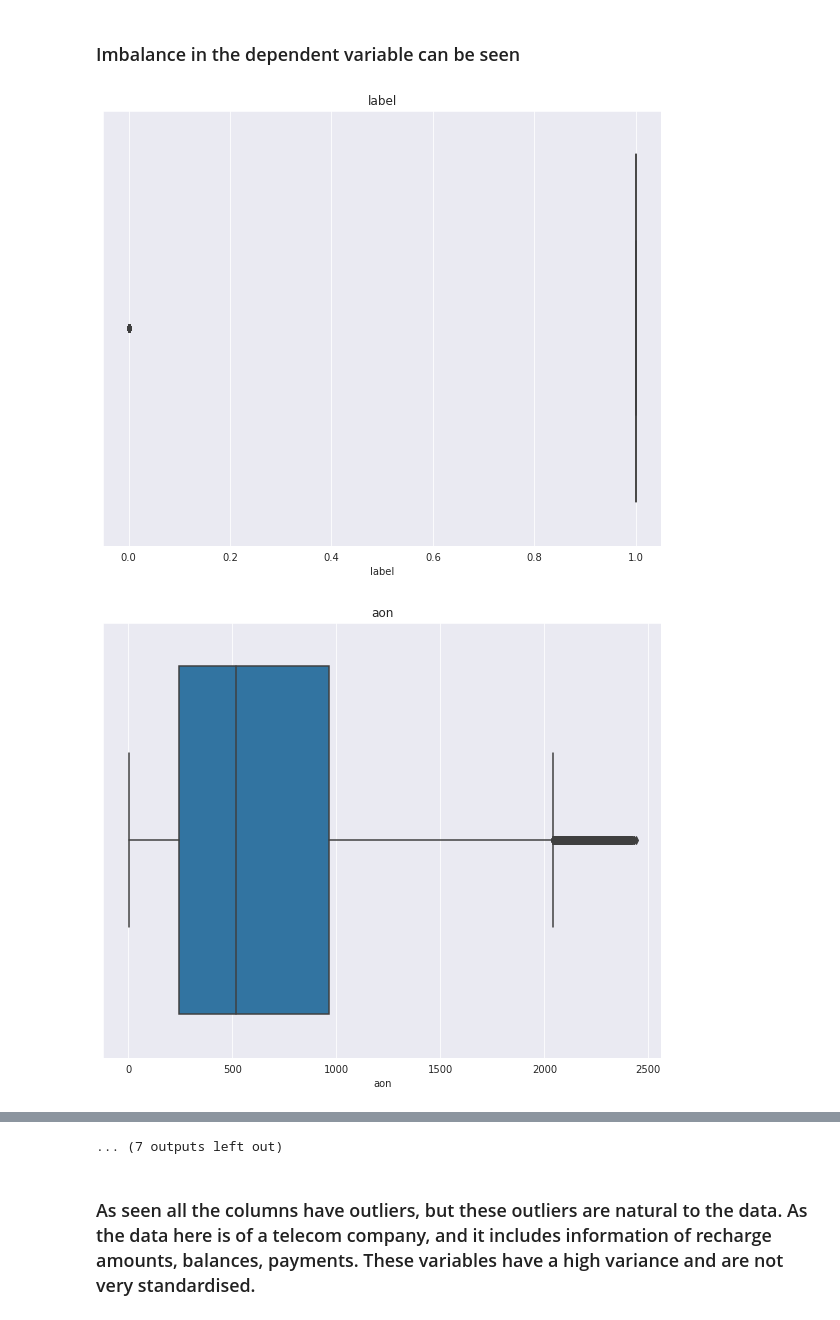
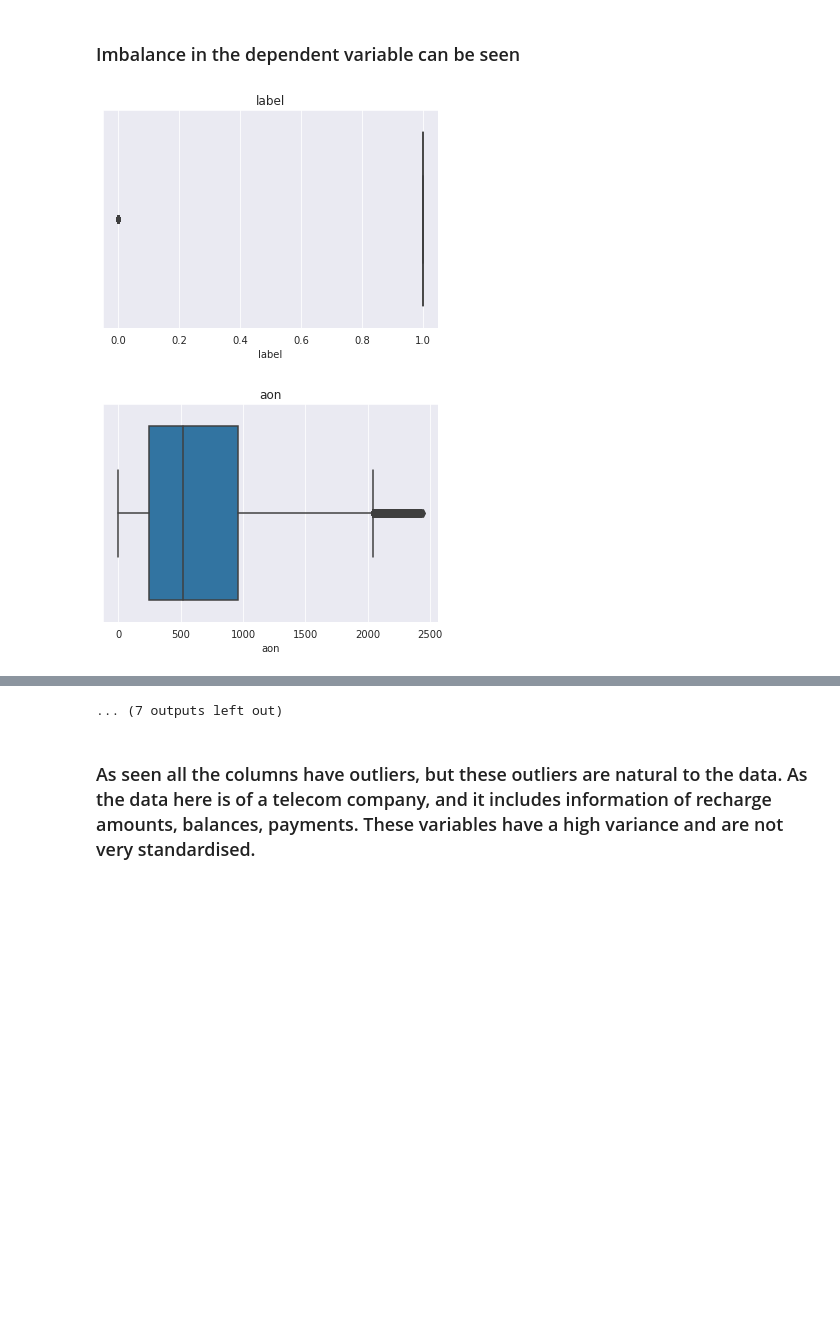
Before and after one commit to amolprabhu/Loan-EMI-Default-Payment-Prediction, a Jupyter notebook: Loan_EMI_Default_Payment_Prediction.ipynb, the cells around one changed output, grey strips where cells are left out. Drawn from its saved outputs; the diff is of its cells as text; code cells hidden in the pictures; blank space fills up the shorter version.

```diff
--- a/Loan_EMI_Default_Payment_Prediction.ipynb
+++ b/Loan_EMI_Default_Payment_Prediction.ipynb
@@ -78,6 +76,6 @@ import pickle
 # %%
 # Importing the data
-data = pd.read_csv('/content/drive/MyDrive/Loan EMI Payment Default Detection/sample_data_intw.csv')
+data = pd.read_csv('/content/drive/MyDrive/Amol Prabhu - Mini Project - Loan EMI Default Prediction/sample_data_intw.csv')
 # %%
 # A view of the data
 data.head()
@@ -377,10 +375,9 @@ sns.set_style('darkgrid')
 # %%
 # Boxplot of all the columns to check for outliers
 for column in days_30.describe().columns:
-  plt.figure(figsize = (10,8))
   sns.boxplot(days_30[column])
   plt.title(column)
   plt.show()
 # %% [output]
-[figure, old version]
+[figure, new version]
-[figure, old version]
+[figure, new version]
```
Also changed, not shown: parts of 28 cells of this notebook.
